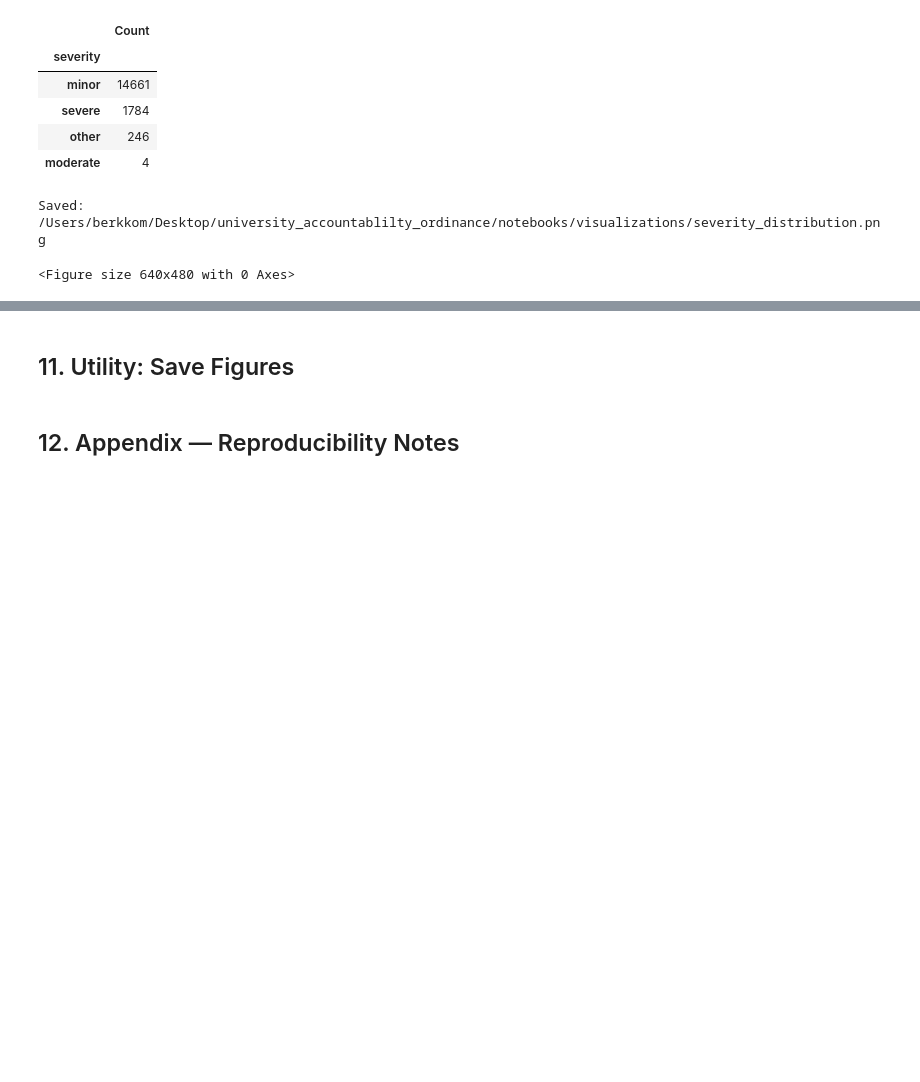
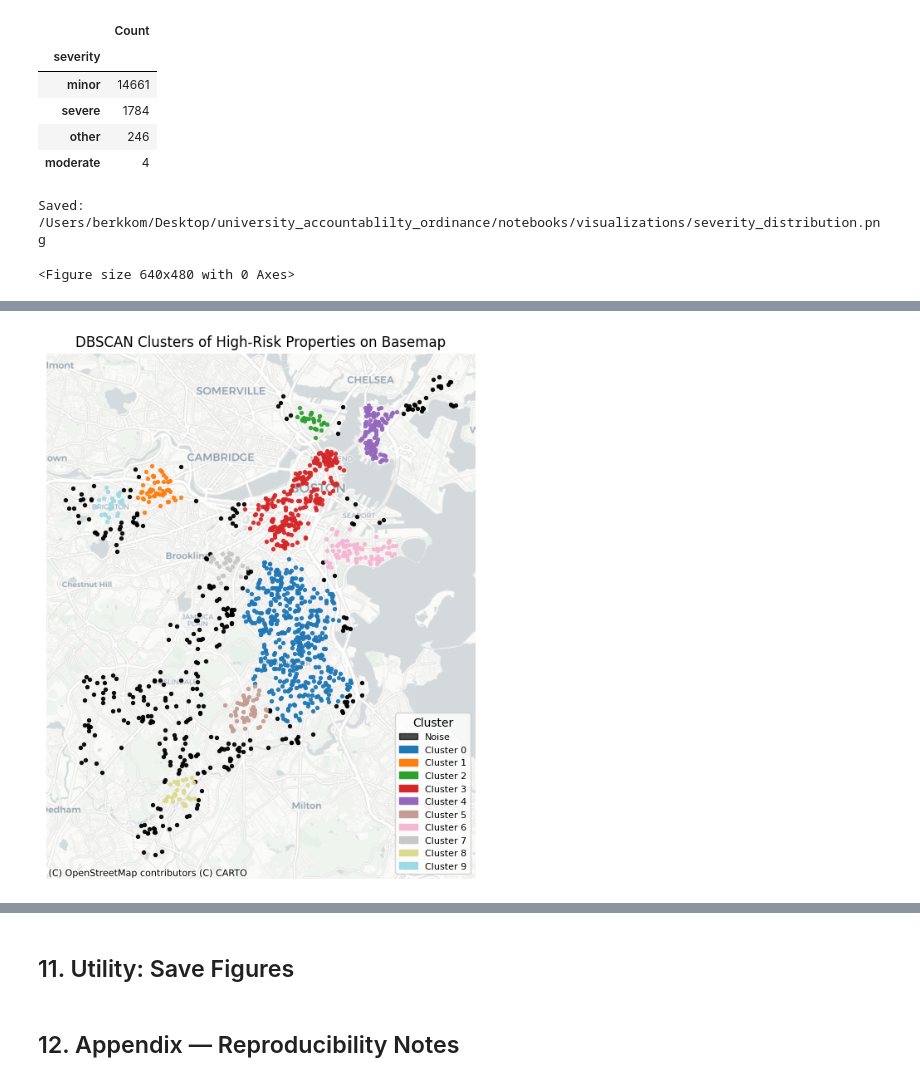
Before and after one commit to Berkkom/university_accountablilty_ordinance, a Jupyter notebook: notebooks/UAO_midterm.ipynb, the cells around one changed output, grey strips where cells are left out. Cells and saved outputs as stored; diff of their text form; code cells hidden in the pictures; blank space fills up the shorter version.

```diff
--- a/notebooks/UAO_midterm.ipynb
+++ b/notebooks/UAO_midterm.ipynb
@@ -799,0 +1806,80 @@ print("[OK] Saved ROC and PR curves to:", VIZ_DIR)
+# %%
+# === Map DBSCAN clusters on a basemap with noise = black ===
+try:
+    import geopandas as gpd
+except ImportError:
+    raise ImportError(
+        "geopandas is required for mapping. Install with `pip install geopandas` "
+        "inside your virtualenv."
+    )
+
+try:
+    import contextily as cx
+except ImportError:
+    raise ImportError(
+        "contextily is required for basemap tiles. Install with `pip install contextily`."
+    )
+
+import matplotlib.pyplot as plt
+import numpy as np
+import matplotlib.patches as mpatches
+
+# 1) Build GeoDataFrame from high_risk_bos
+gdf_clusters = gpd.GeoDataFrame(
+    high_risk_bos.copy(),
+    geometry=gpd.points_from_xy(high_risk_bos["lon"], high_risk_bos["lat"]),
+    crs="EPSG:4326",  # WGS84 lat/lon
+)
+
+# 2) Reproject to Web Mercator for web tiles
+gdf_clusters_web = gdf_clusters.to_crs(epsg=3857)
+
+# 3) Prepare colors: distinct for real clusters, black for noise
+unique_clusters = np.sort(gdf_clusters_web["cluster"].unique())
+real_clusters = [c for c in unique_clusters if c != -1]
+n_real = len(real_clusters)
+
+cmap = plt.get_cmap("tab20", max(n_real, 1))
+
+cluster_to_color = {}
+color_idx = 0
+for cl in unique_clusters:
+    if cl == -1:
+        cluster_to_color[cl] = (0, 0, 0, 0.7)  # black, slightly transparent
+    else:
+        cluster_to_color[cl] = cmap(color_idx)
+        color_idx += 1
+
+# 4) Plot clusters on basemap
+fig, ax = plt.subplots(figsize=(7, 7))
+
+# Plot each cluster separately to control color
+for cl in unique_clusters:
+    mask = gdf_clusters_web["cluster"] == cl
+    gdf_clusters_web[mask].plot(
+        ax=ax,
+        color=cluster_to_color[cl],
+        markersize=8,
+        alpha=0.9,
+    )
+
+# Add basemap tiles
+cx.add_basemap(ax, crs=gdf_clusters_web.crs, source=cx.providers.CartoDB.Positron)
+
+ax.set_axis_off()
+ax.set_title("DBSCAN Clusters of High-Risk Properties on Basemap", fontsize=12)
+
+# 5) Custom legend
+handles = []
+if -1 in unique_clusters:
+    handles.append(mpatches.Patch(color=cluster_to_color[-1], label="Noise"))
+
+for cl in real_clusters:
+    handles.append(mpatches.Patch(color=cluster_to_color[cl], label=f"Cluster {cl}"))
+
+ax.legend(handles=handles, title="Cluster", loc="best", fontsize=8)
+
+plt.tight_layout()
+plt.show()
+# %% [output]
+[figure, added]
```
Also changed, not shown: parts of 44 cells of this notebook.
